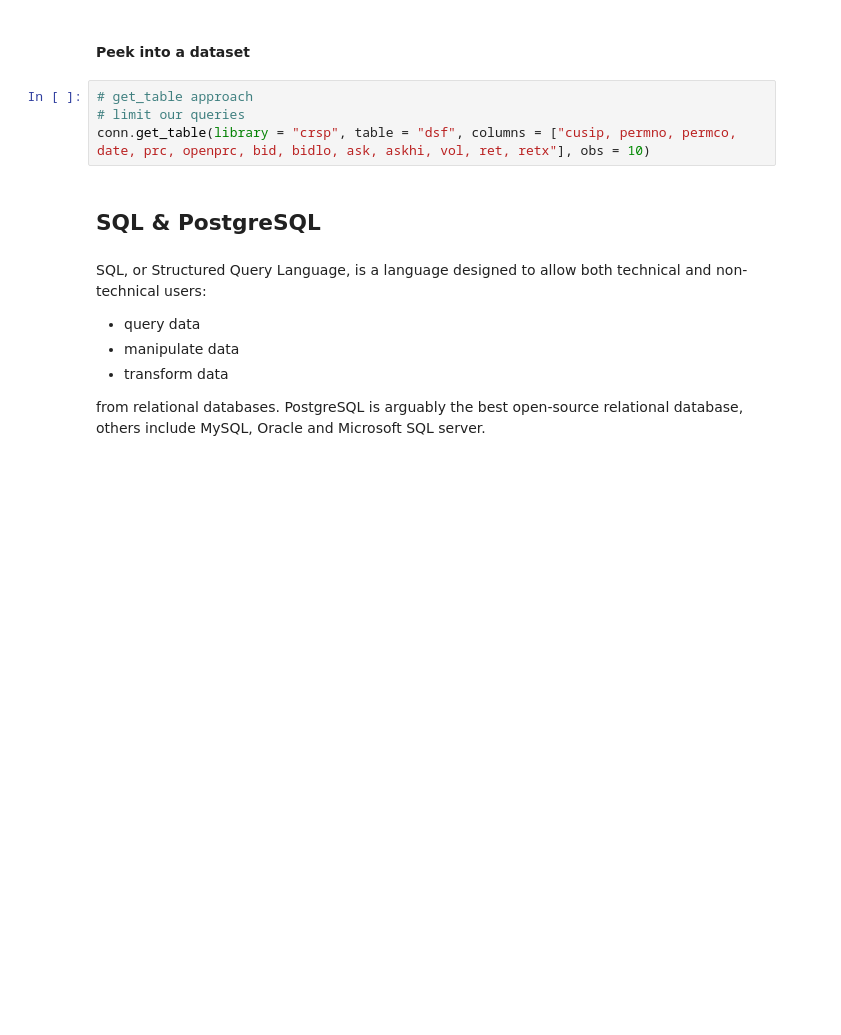
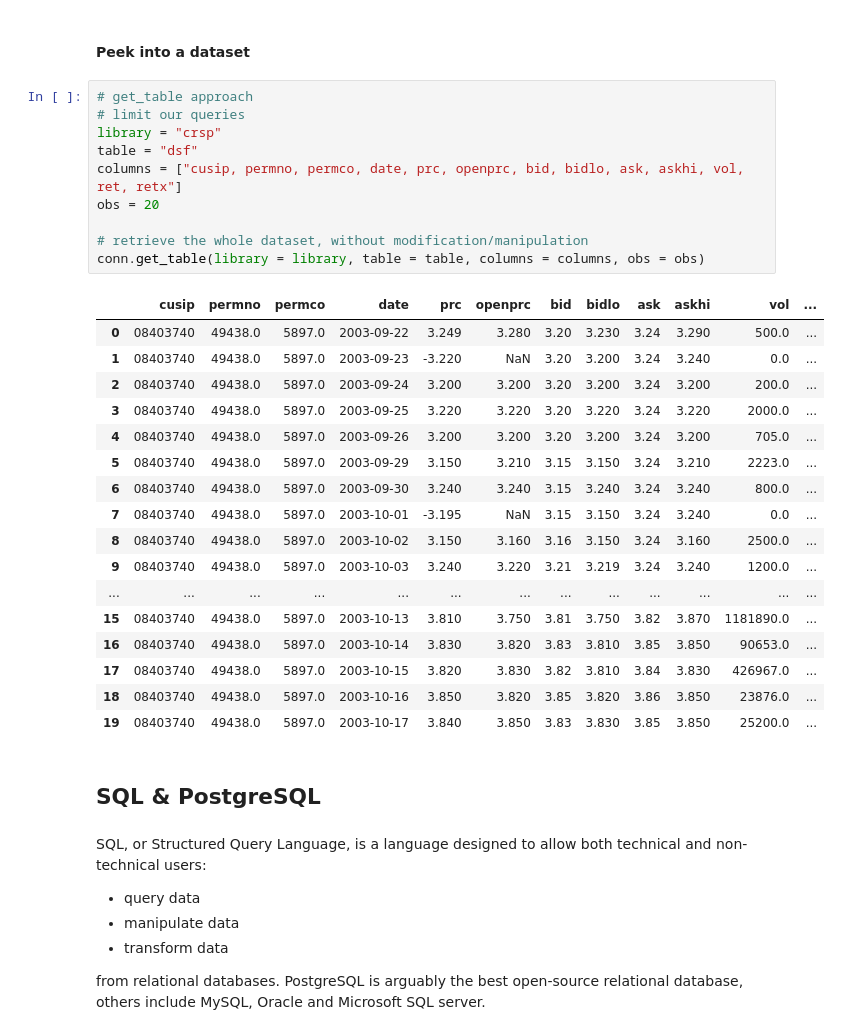
Before and after one commit to drliangjin/minipy, a Jupyter notebook: notebooks/Session_3/Episode_2/minipy_sql.ipynb, the cells around one changed output. Drawn from its saved outputs; the diff is of its cells as text; blank space fills up the shorter version.

```diff
--- a/notebooks/Session_3/Episode_2/minipy_sql.ipynb
+++ b/notebooks/Session_3/Episode_2/minipy_sql.ipynb
@@ -49,7 +92,31 @@ conn.describe_table(library = "crsp", table = "dse")
 # %%
 # get_table approach
 # limit our queries
-conn.get_table(library = "crsp", table = "dsf", columns = ["cusip, permno, permco, date, prc, openprc, bid, bidlo, ask, askhi, vol, ret, retx"], obs = 10)
+library = "crsp"
+table = "dsf"
+columns = ["cusip, permno, permco, date, prc, openprc, bid, bidlo, ask, askhi, vol, ret, retx"]
+obs = 20
+
+# retrieve the whole dataset, without modification/manipulation
+conn.get_table(library = library, table = table, columns = columns, obs = obs)
+# %% [output]
+|  | cusip | permno | permco | date | prc | openprc | bid | bidlo | ask | askhi | vol | ... |
+| 0 | 08403740 | 49438.0 | 5897.0 | 2003-09-22 | 3.249 | 3.280 | 3.20 | 3.230 | 3.24 | 3.290 | 500.0 | ... |
+| 1 | 08403740 | 49438.0 | 5897.0 | 2003-09-23 | -3.220 | NaN | 3.20 | 3.200 | 3.24 | 3.240 | 0.0 | ... |
+| 2 | 08403740 | 49438.0 | 5897.0 | 2003-09-24 | 3.200 | 3.200 | 3.20 | 3.200 | 3.24 | 3.200 | 200.0 | ... |
+| 3 | 08403740 | 49438.0 | 5897.0 | 2003-09-25 | 3.220 | 3.220 | 3.20 | 3.220 | 3.24 | 3.220 | 2000.0 | ... |
+| 4 | 08403740 | 49438.0 | 5897.0 | 2003-09-26 | 3.200 | 3.200 | 3.20 | 3.200 | 3.24 | 3.200 | 705.0 | ... |
+| 5 | 08403740 | 49438.0 | 5897.0 | 2003-09-29 | 3.150 | 3.210 | 3.15 | 3.150 | 3.24 | 3.210 | 2223.0 | ... |
+| 6 | 08403740 | 49438.0 | 5897.0 | 2003-09-30 | 3.240 | 3.240 | 3.15 | 3.240 | 3.24 | 3.240 | 800.0 | ... |
+| 7 | 08403740 | 49438.0 | 5897.0 | 2003-10-01 | -3.195 | NaN | 3.15 | 3.150 | 3.24 | 3.240 | 0.0 | ... |
+| 8 | 08403740 | 49438.0 | 5897.0 | 2003-10-02 | 3.150 | 3.160 | 3.16 | 3.150 | 3.24 | 3.160 | 2500.0 | ... |
+| 9 | 08403740 | 49438.0 | 5897.0 | 2003-10-03 | 3.240 | 3.220 | 3.21 | 3.219 | 3.24 | 3.240 | 1200.0 | ... |
+| ... | ... | ... | ... | ... | ... | ... | ... | ... | ... | ... | ... | ... |
+| 15 | 08403740 | 49438.0 | 5897.0 | 2003-10-13 | 3.810 | 3.750 | 3.81 | 3.750 | 3.82 | 3.870 | 1181890.0 | ... |
+| 16 | 08403740 | 49438.0 | 5897.0 | 2003-10-14 | 3.830 | 3.820 | 3.83 | 3.810 | 3.85 | 3.850 | 90653.0 | ... |
+| 17 | 08403740 | 49438.0 | 5897.0 | 2003-10-15 | 3.820 | 3.830 | 3.82 | 3.810 | 3.84 | 3.830 | 426967.0 | ... |
+| 18 | 08403740 | 49438.0 | 5897.0 | 2003-10-16 | 3.850 | 3.820 | 3.85 | 3.820 | 3.86 | 3.850 | 23876.0 | ... |
+| 19 | 08403740 | 49438.0 | 5897.0 | 2003-10-17 | 3.840 | 3.850 | 3.83 | 3.830 | 3.85 | 3.850 | 25200.0 | ... |
 # %% [markdown]
 ## SQL & PostgreSQL
 # %% [markdown]
```
Also changed, not shown: parts of 26 cells of this notebook.
